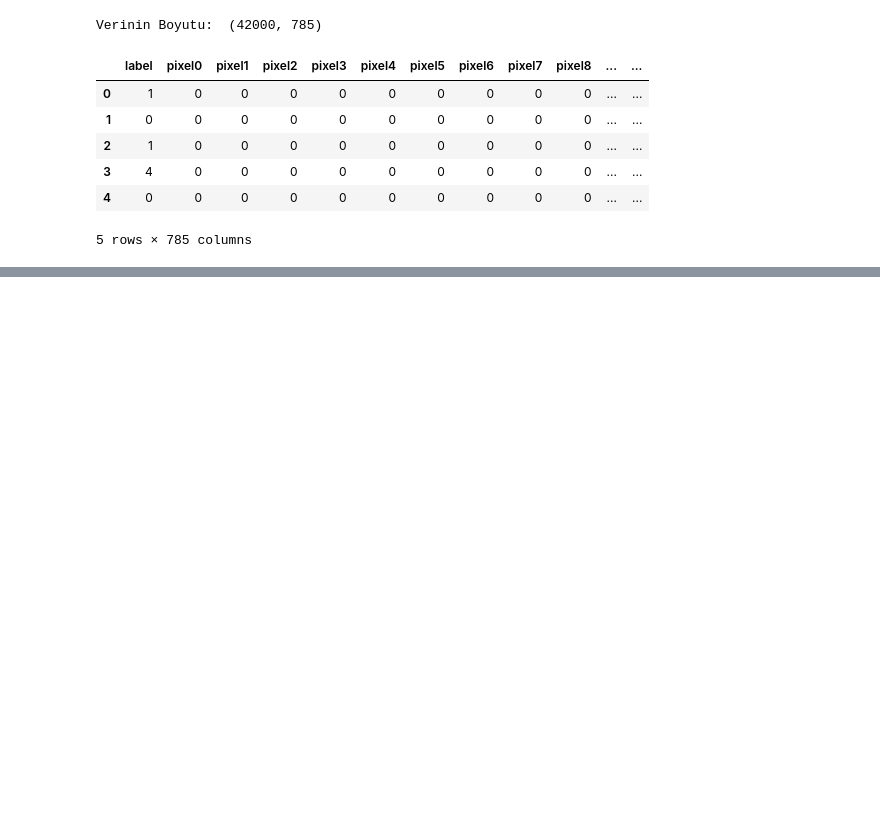
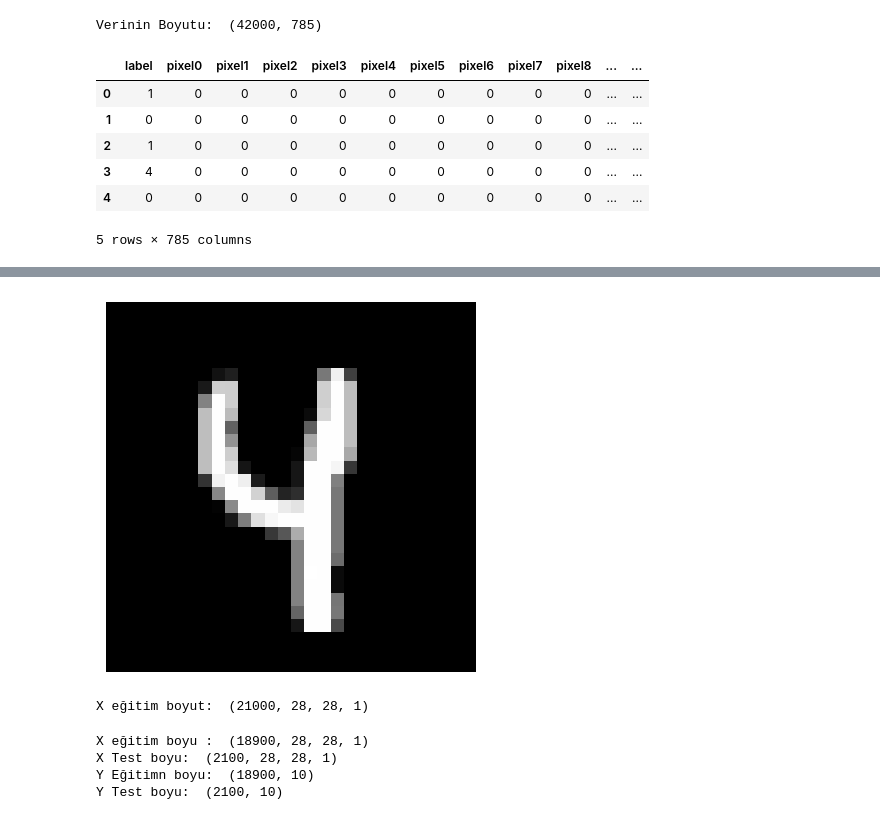
Before and after one commit to erhanbarisolmez/machine-learning-bootcamp, a Jupyter notebook: 5-pekistirmeli-ogrenme/evrimsel-sinir-aglari.ipynb, the cells around one changed output, grey strips where cells are left out. Saved outputs shown, nothing was run; the diff lists cells and outputs as text; code cells hidden in the pictures; blank space fills up the shorter version.

```diff
--- a/5-pekistirmeli-ogrenme/evrimsel-sinir-aglari.ipynb
+++ b/5-pekistirmeli-ogrenme/evrimsel-sinir-aglari.ipynb
@@ -38,0 +66,8 @@ print("Sınıflar ve örnek sayıları: ", Y_veri.value_counts())
+# %%
+resim1 = X_veri_half.iloc[3400].values
+resim1 = resim1.reshape((resim_boyutu,resim_boyutu))
+plt.imshow(resim1, cmap='gray')
+plt.axis('off')
+plt.show()
+# %% [output]
+[figure, added]
@@ -38,0 +77,6 @@ print("Sınıflar ve örnek sayıları: ", Y_veri.value_counts())
+# %%
+# Reshape
+X_veri_half = X_veri_half.values.reshape(-1,28,28,1)
+print("X eğitim boyut: ", X_veri_half.shape)
+# %% [output]
+X eğitim boyut:  (21000, 28, 28, 1)
@@ -38,0 +87,15 @@ print("Sınıflar ve örnek sayıları: ", Y_veri.value_counts())
+# %%
+# eğitim test ve bölünmesi
+
+from sklearn.model_selection import train_test_split
+X_egitim, X_test, Y_egitim, Y_test =train_test_split(X_veri_half, Y_veri_half, test_size=0.1, random_state=2)
+
+print("X eğitim boyu : ", X_egitim.shape)
+print("X Test boyu: ", X_test.shape)
+print("Y Eğitimn boyu: ", Y_egitim.shape)
+print("Y Test boyu: ", Y_test.shape)
+# %% [output]
+X eğitim boyu :  (18900, 28, 28, 1)
+X Test boyu:  (2100, 28, 28, 1)
+Y Eğitimn boyu:  (18900, 10)
+Y Test boyu:  (2100, 10)
```
Also changed, not shown: parts of 6 cells of this notebook, 1 other file.
